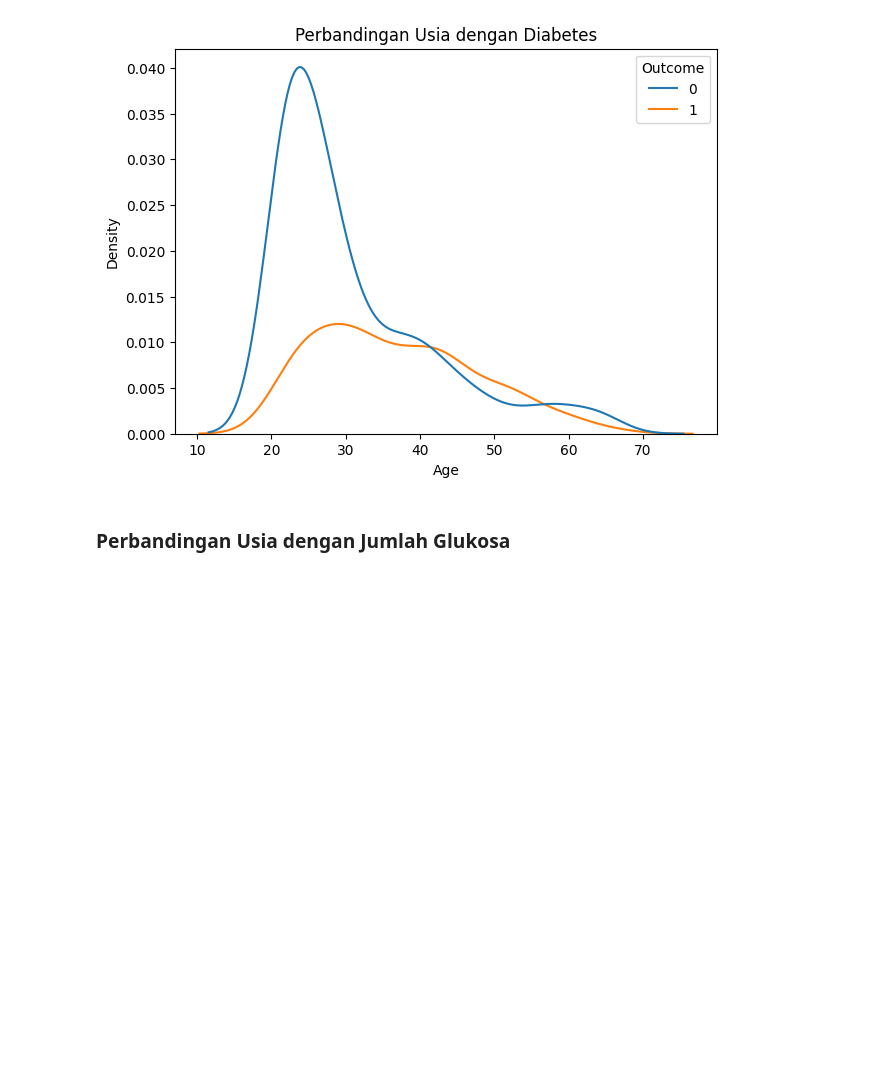
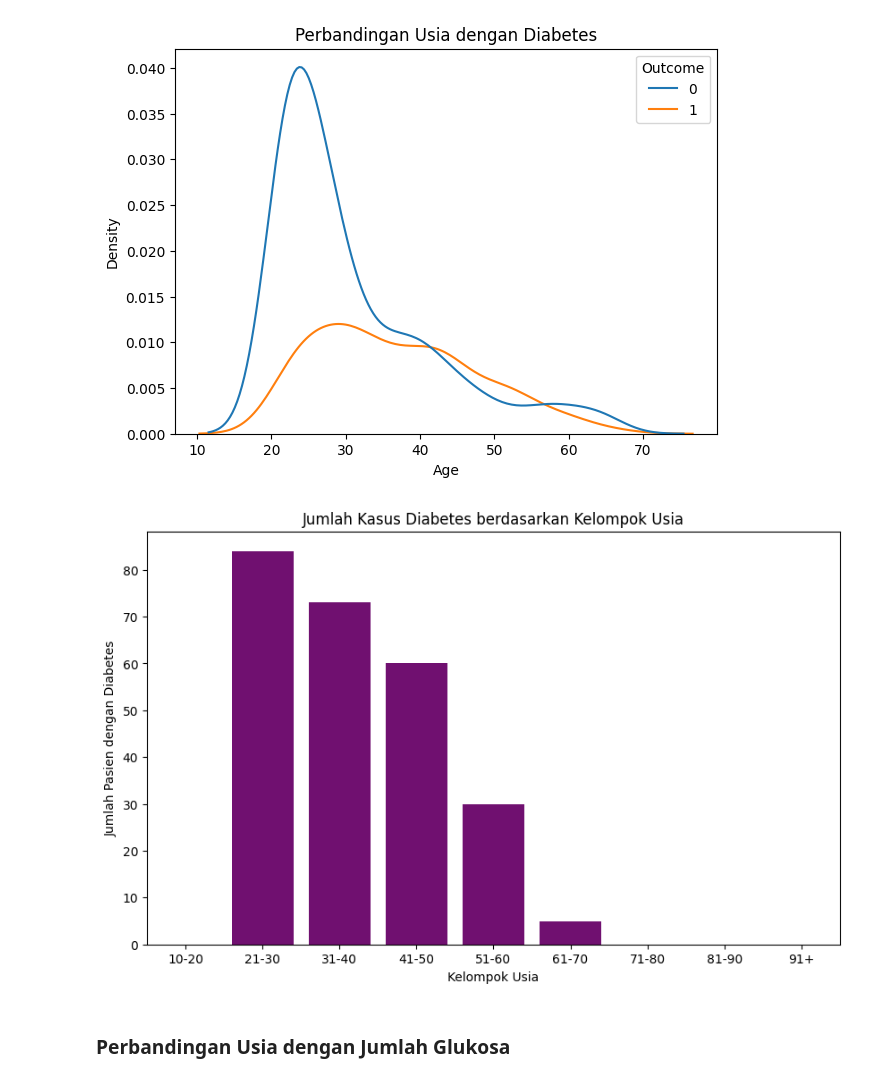
Before and after one commit to iniparhan/Diabetes_Analysis, a Jupyter notebook: notebook.ipynb, the cells around one changed output. Cells and saved outputs as stored; diff of their text form; code cells hidden in the pictures; blank space fills up the shorter version.

```diff
--- a/notebook.ipynb
+++ b/notebook.ipynb
@@ -322,6 +313,49 @@ sns.kdeplot(data=data, x='Age', hue='Outcome', color='blue')
 plt.show()
 # %% [output]
 [figure]
+# %%
+data_diabetes = data.copy()
+
+def assign_age_group(age):
+    if 10 <= age <= 20:
+        return '10-20'
+    elif 21 <= age <= 30:
+        return '21-30'
+    elif 31 <= age <= 40:
+        return '31-40'
+    elif 41 <= age <= 50:
+        return '41-50'
+    elif 51 <= age <= 60:
+        return '51-60'
+    elif 61 <= age <= 70:
+        return '61-70'
+    elif 71 <= age <= 80:
+        return '71-80'
+    elif 81 <= age <= 90:
+        return '81-90'
+    else:
+        return '91+'
+
+data_diabetes['AgeGroup'] = data_diabetes['Age'].apply(assign_age_group)
+
+diabetes_only = data_diabetes[data_diabetes['Outcome'] == 1]
+
+age_group_counts = diabetes_only['AgeGroup'].value_counts().sort_values(ascending=False).reset_index()
+age_group_counts.columns = ['AgeGroup', 'JumlahPasien']
+
+age_group_counts['AgeGroup'] = pd.Categorical(age_group_counts['AgeGroup'],
+    categories=['10-20', '21-30', '31-40', '41-50', '51-60', '61-70', '71-80', '81-90', '91+'],
+    ordered=True)
+age_group_counts = age_group_counts.sort_values('AgeGroup')
+
+plt.figure(figsize=(10, 6))
+sns.barplot(data=age_group_counts, x='AgeGroup', y='JumlahPasien', color='purple')
+plt.title('Jumlah Kasus Diabetes berdasarkan Kelompok Usia')
+plt.xlabel('Kelompok Usia')
+plt.ylabel('Jumlah Pasien dengan Diabetes')
+plt.show()
+# %% [output]
+[figure, added]
 # %% [markdown]
 ### Perbandingan Usia dengan Jumlah Glukosa
 # %%
```
Also changed, not shown: parts of 9 cells of this notebook.
